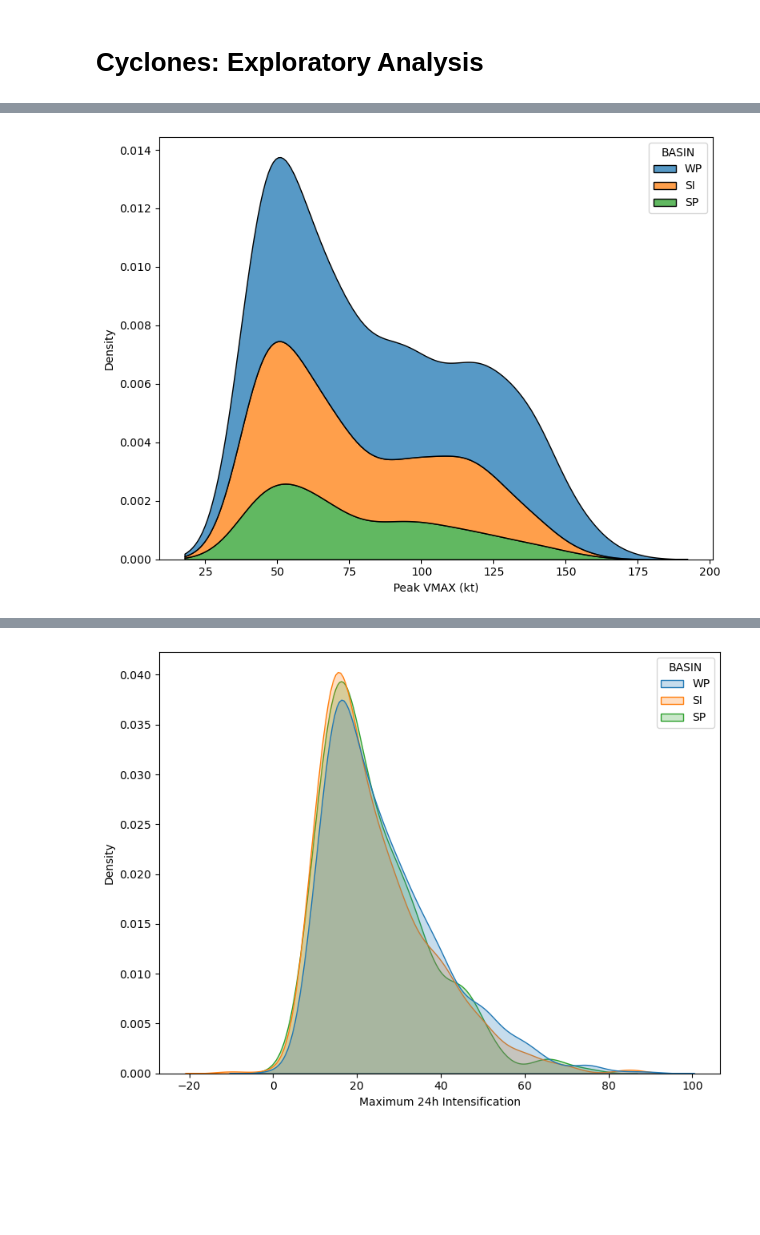
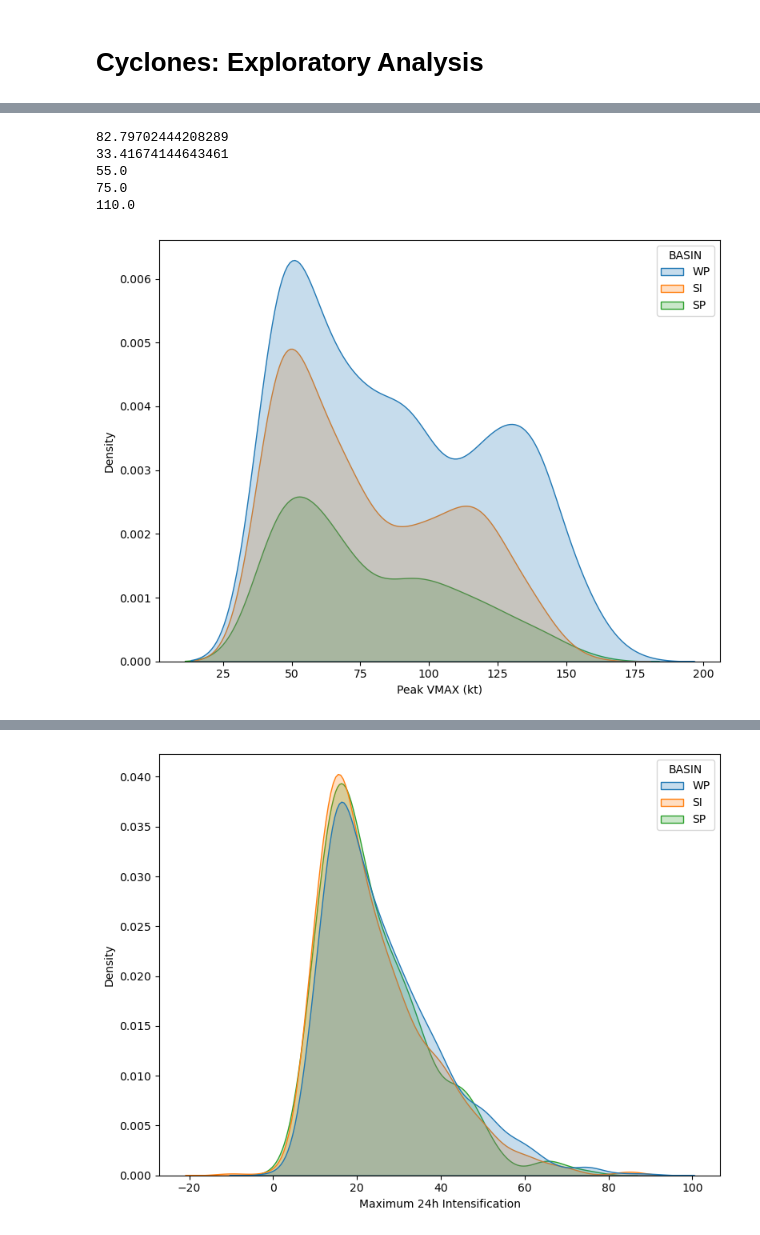
Before and after one commit to sydney-machine-learning/cyclonecategory_GCMs, a Jupyter notebook: Climate Project/albert/notebooks/cyclones.ipynb, the cells around one changed output, grey strips where cells are left out. Cells and saved outputs as stored; diff of their text form; code cells hidden in the pictures; blank space fills up the shorter version.

```diff
--- a/Climate Project/albert/notebooks/cyclones.ipynb
+++ b/Climate Project/albert/notebooks/cyclones.ipynb
@@ -33,8 +33,21 @@ cyclone_df
+# %%
+## peak wind summary stats
+print(cyclone_df['Peak VMAX (kt)'].mean())
+print(cyclone_df['Peak VMAX (kt)'].std())
+print(cyclone_df['Peak VMAX (kt)'].quantile(0.25))
+print(cyclone_df['Peak VMAX (kt)'].quantile(0.5))
+print(cyclone_df['Peak VMAX (kt)'].quantile(0.75))
+# %% [output]
+82.79702444208289
+33.41674144643461
+55.0
+75.0
+110.0
 # %%
 fig, ax = plt.subplots(figsize=(8, 6))
-sns.kdeplot(data=cyclone_df, x='Peak VMAX (kt)', hue='BASIN', common_norm=True, fill=True,  multiple='stack', ax=ax)
+sns.kdeplot(data=cyclone_df, x='Peak VMAX (kt)', hue='BASIN', common_norm=True, fill=True,  multiple='layer', ax=ax)
 plt.tight_layout()
 plt.show()
 fig.savefig(f'./media/Cyclone/new_basins/cyclone_plot/wind_kde_basin.png')
 # %% [output]
-[figure, old version]
+[figure, new version]
```
Also changed, not shown: parts of 6 cells of this notebook, 5 other files.
